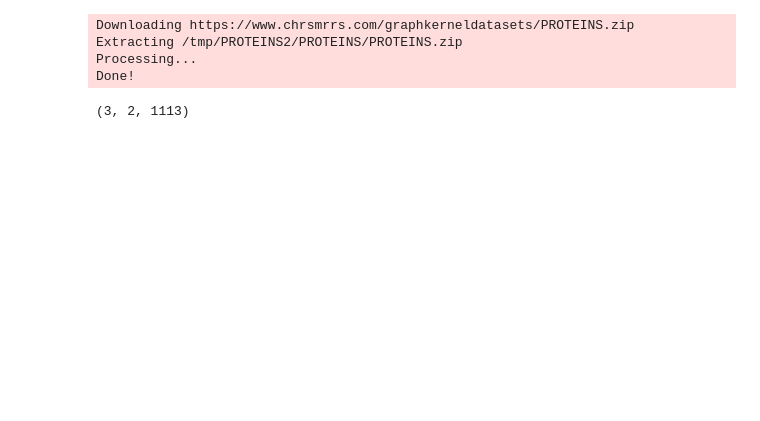
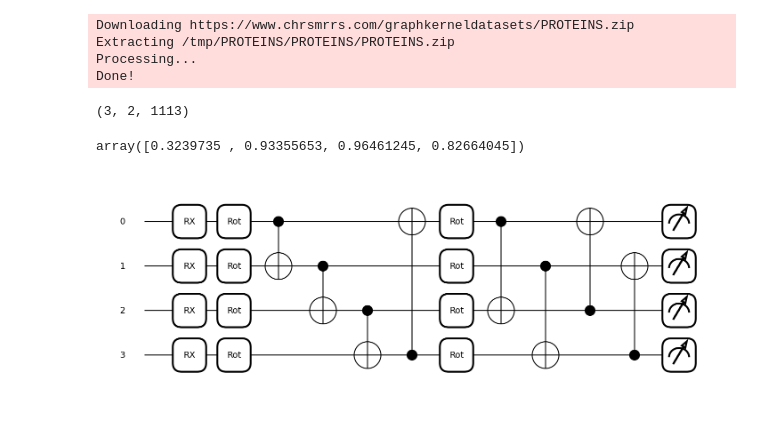
Before and after one commit to jsimonrichard/QFE-Experiments, a Jupyter notebook: PROTEINS_QFE_pennylane.ipynb, the cells around one changed output. Cells and saved outputs as stored; diff of their text form; code cells hidden in the pictures; blank space fills up the shorter version.

```diff
--- a/PROTEINS_QFE_pennylane.ipynb
+++ b/PROTEINS_QFE_pennylane.ipynb
@@ -12,11 +12,11 @@ import math
 from tqdm import tqdm
 import matplotlib.pyplot as plt
 # %%
-ds = TUDataset("/tmp/PROTEINS2", "PROTEINS")
+ds = TUDataset("./data/PROTEINS", "PROTEINS")
 ds.num_features, ds.num_classes, len(ds)
 # %% [output]
 Downloading https://www.chrsmrrs.com/graphkerneldatasets/PROTEINS.zip
-Extracting /tmp/PROTEINS2/PROTEINS/PROTEINS.zip
+Extracting /tmp/PROTEINS/PROTEINS/PROTEINS.zip
 Processing...
 Done!
 (3, 2, 1113)
@@ -50,6 +50,21 @@ class QFE(torch.nn.Module):
 
     def forward(self, x):
         return self.qfe(x)
+# %%
+np.random.random(4)
+# %% [output]
+array([0.3239735 , 0.93355653, 0.96461245, 0.82664045])
+# %%
+dev = qml.device("default.qubit", wires=4)
+@qml.qnode(dev, interface="torch") #, diff_method="parameter-shift")
+def qfe_circuit(inputs, weights):
+    qml.templates.AngleEmbedding(inputs, wires=range(4))
+    qml.templates.StronglyEntanglingLayers(weights, wires=range(4))
+    return qml.probs(wires=range(4))
+fig, ax = qml.draw_mpl(qfe_circuit, expansion_strategy="device")(np.random.random(4), np.random.random((2, 4, 3)))
+fig.show()
+# %% [output]
+[figure, added]
 # %%
 class QFE_GCN(torch.nn.Module):
     def __init__(self, in_features, out_features):
```
Also changed, not shown: parts of 7 cells of this notebook, 3 other files.
